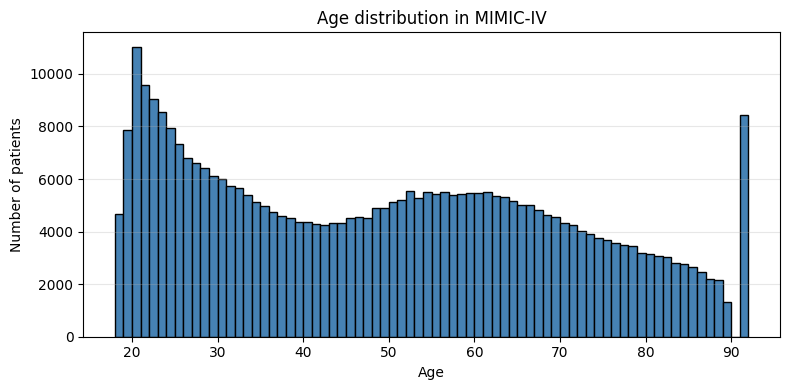
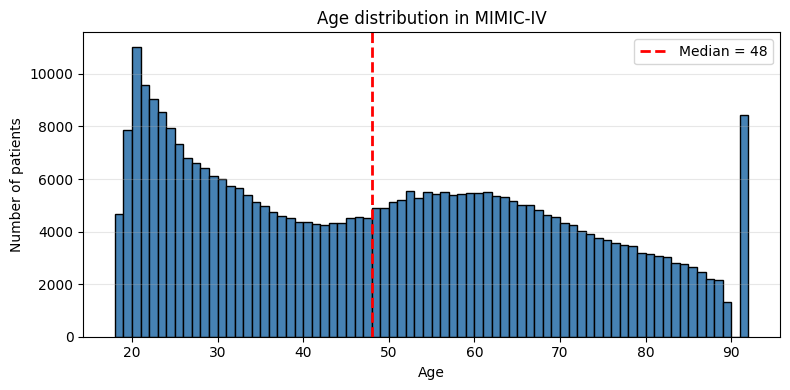
Code edit (unified diff) that turned the first committed figure into the second:
--- before
+++ after
@@ -2,10 +2,14 @@
 print(demo["anchor_age"].describe().round(1).to_string())
 
+median_age = demo["anchor_age"].median()
+
 fig, ax = plt.subplots(figsize=(8, 4))
 ax.hist(demo["anchor_age"], bins=range(18, 93), color="steelblue", edgecolor="black")
+ax.axvline(median_age,color="red",linestyle="--",linewidth=2, label=f"Median = {median_age:.0f}",)
 ax.set_xlabel("Age")
 ax.set_ylabel("Number of patients")
 ax.set_title("Age distribution in MIMIC-IV")
 ax.grid(axis="y", alpha=0.3)
+ax.legend()
 plt.tight_layout()
 save_fig("age_distribution")

Commit: Refactor code structure for improved readability and maintainability